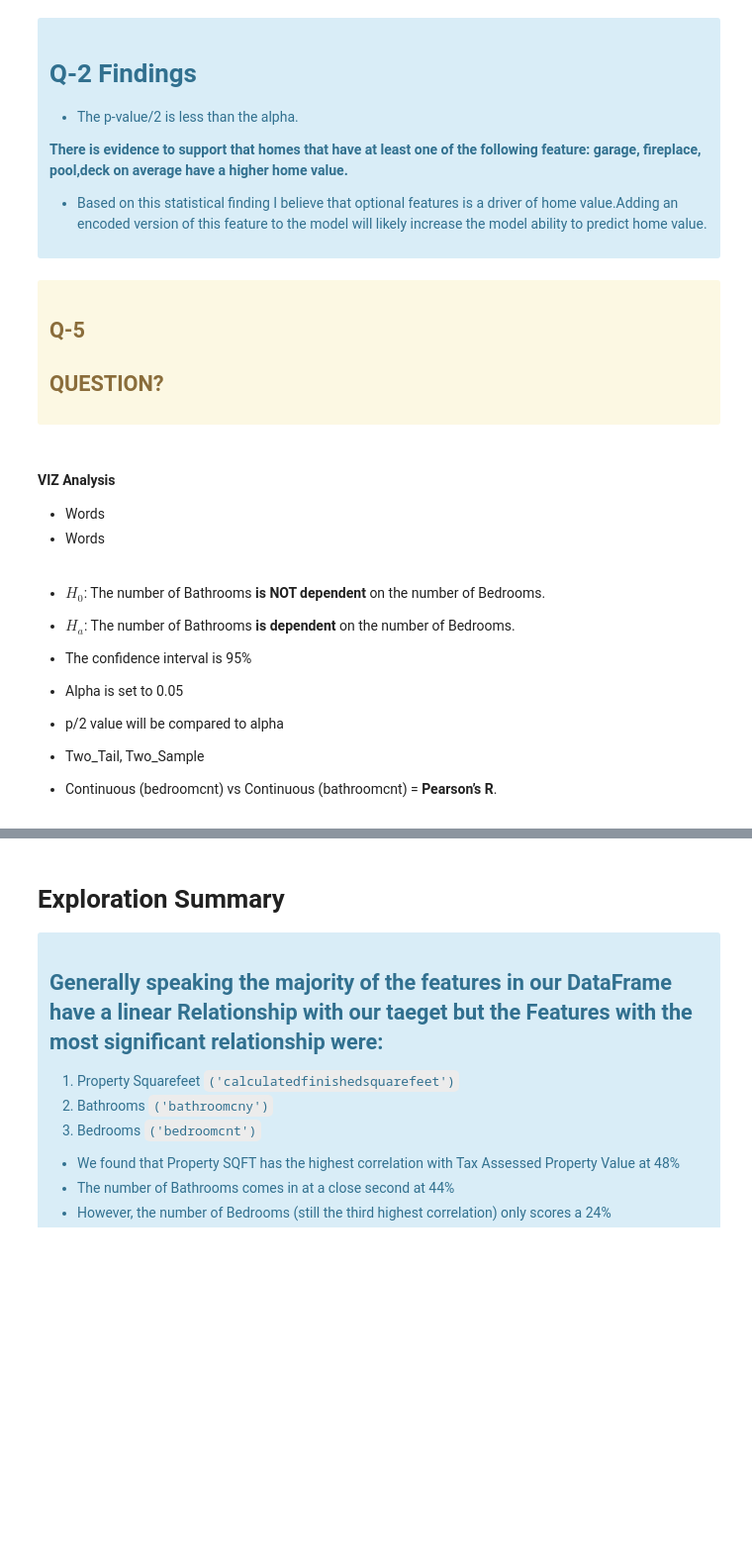
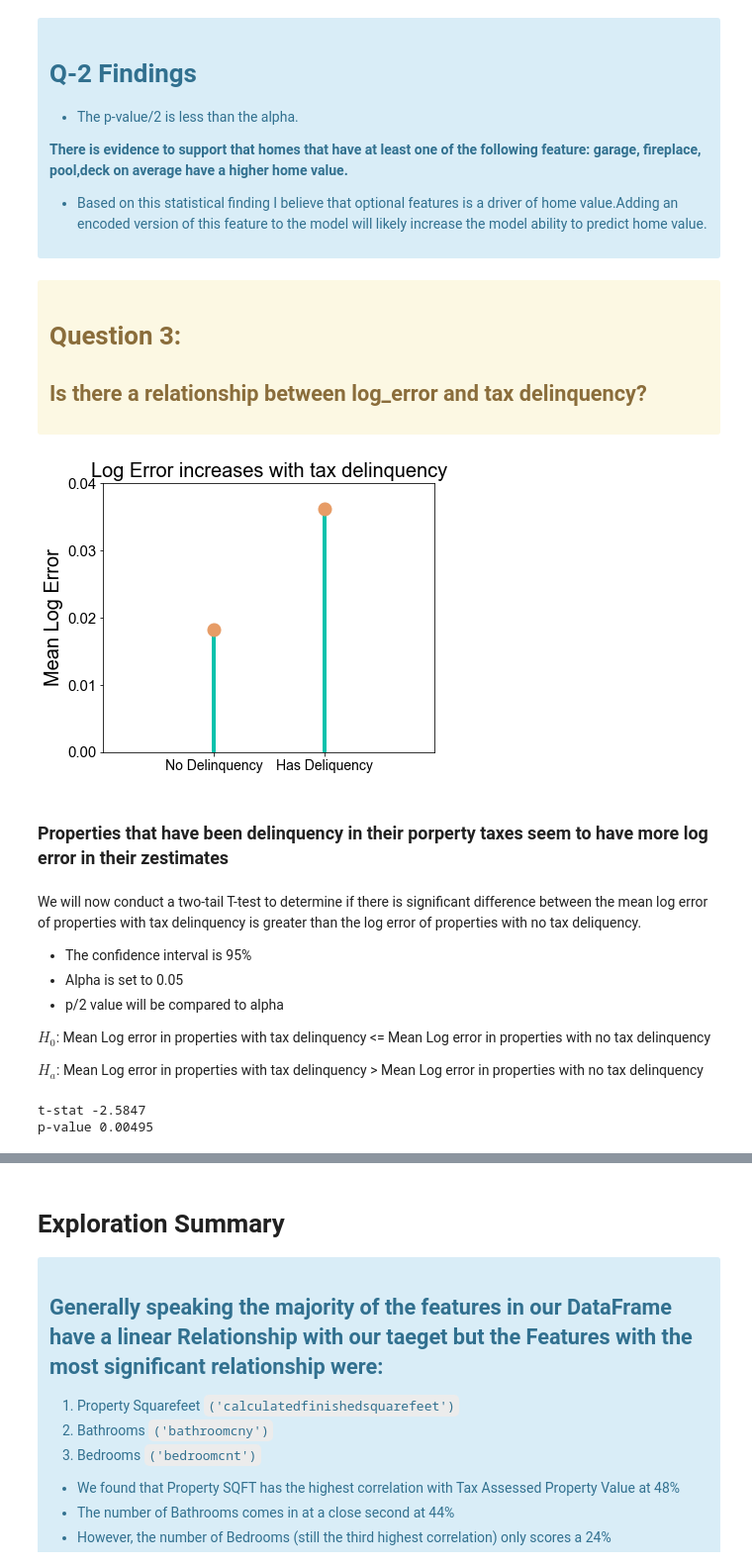
Before and after one commit to Codeup-Justin-Evans-Yvette-Ibarra/project_zillow_team, a Jupyter notebook: Final_Report_Zillow_Team_Project.ipynb, the cells around one changed output, grey strips where cells are left out. Shown: that part at 99% size. Saved outputs shown, nothing was run; the diff lists cells and outputs as text; code cells hidden in the pictures; blank space fills up the shorter version.

Commit message:
update def for(home age vs logerror) and (has_delinquency vs logerror)

```diff
--- a/Final_Report_Zillow_Team_Project.ipynb
+++ b/Final_Report_Zillow_Team_Project.ipynb
@@ -422,5 +417,5 @@ Reject the null hypothesis
 <div class="alert alert-warning">
 
 
-## Q-5
-## QUESTION?
+# Question 3:
+## Is there a relationship between log_error and tax delinquency?
@@ -429,16 +422,17 @@ Reject the null hypothesis
-# %% [markdown]
-#### VIZ Analysis
-* Words
-* Words
+# %%
+e.get_loliplot_delinquency(train)
+# %% [output]
+[figure, added]
+# %% [markdown]
+### Properties that have been delinquency in their porperty taxes seem to have more log error in their zestimates
 # %% [markdown]
-* $H_{0}$: The number of Bathrooms **is NOT dependent** on the number of Bedrooms.
-* $H_{a}$: The number of Bathrooms **is dependent** on the number of Bedrooms.
-
+We will now conduct a two-tail T-test to determine if there is significant difference between the mean log error of properties with tax delinquency  is greater than the log error of properties with no tax deliquency.
 
 * The confidence interval is 95%
 * Alpha is set to 0.05
 * p/2 value will be compared to alpha
 
 
-* Two_Tail, Two_Sample
-* Continuous (bedroomcnt) vs Continuous (bathroomcnt) = **Pearson’s R**.
+$H_0$: Mean Log error in properties with tax delinquency <= Mean Log error in properties with no tax delinquency
+
+$H_a$: Mean Log error in properties with tax delinquency > Mean Log error in properties with no tax delinquency
@@ -447 +439,7 @@ Reject the null hypothesis
+# %%
+# obtain ttest
+e.get_ttest_delinquency(train)
+# %% [output]
+t-stat -2.5847
+p-value 0.00495
 # %% [markdown]
```
Also changed, not shown: parts of 20 cells of this notebook, 1 other file.
